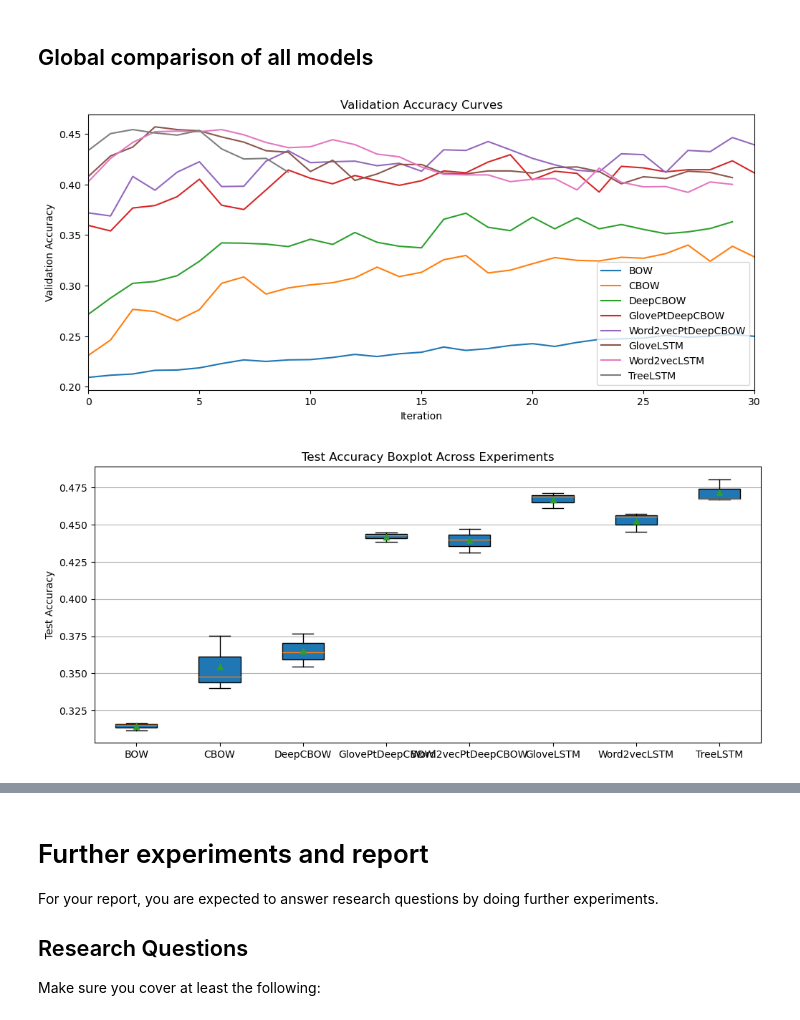
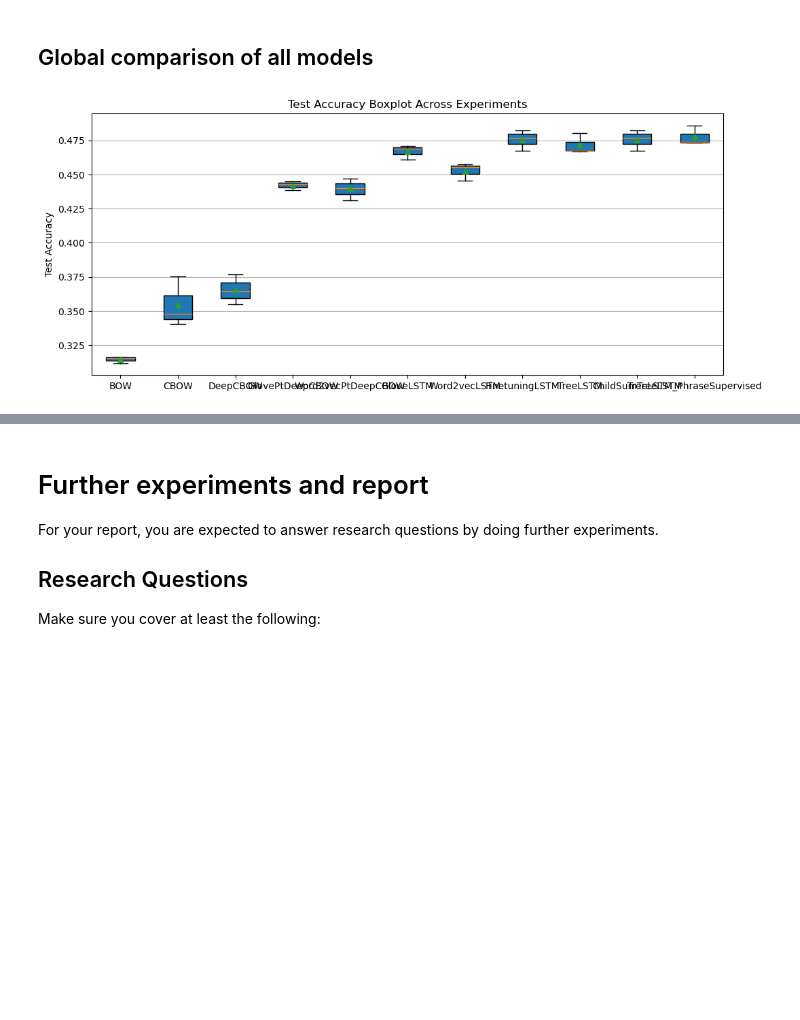
Before and after one commit to NiccoloCase/uva-nlp-1-assignments, a Jupyter notebook: assignment2/NLP1_2025_Practical_2.ipynb, the cells around one changed output, grey strips where cells are left out. Cells and saved outputs as stored; diff of their text form; code cells hidden in the pictures; blank space fills up the shorter version.

```diff
--- a/assignment2/NLP1_2025_Practical_2.ipynb
+++ b/assignment2/NLP1_2025_Practical_2.ipynb
@@ -3775,10 +3762,8 @@ FinetuningLSTM           0.4756          0.0076          0.4653         0.0038
 # %% [markdown]
 ## Global comparison of all models
 # %%
-all_experiments = [bow_experiment, cbow_experiment, deep_cbow_experiment, glove_pt_deep_cbow_experiment, word2vec_pt_deep_cbow_experiment, glove_lstm_experiment, word2vec_lstm_experiment, tree_lstm_experiment, ]
-plot_validation_accuracy_results_from_experiments(all_experiments, max_iterations=30)
+all_experiments = [bow_experiment, cbow_experiment, deep_cbow_experiment, glove_pt_deep_cbow_experiment, word2vec_pt_deep_cbow_experiment, glove_lstm_experiment, word2vec_lstm_experiment, lstm_finetuining_experiment , tree_lstm_experiment, child_sumtree_lstm_experiment, phrase_supervised_experiment]
 plot_test_accuracy_boxplot_from_experiments(all_experiments)
 print_results_table_from_experiments(all_experiments)
 # %% [output]
-[figure, old version]
+[figure, new version]
-[figure, removed]
```
Also changed, not shown: parts of 11 cells of this notebook.
